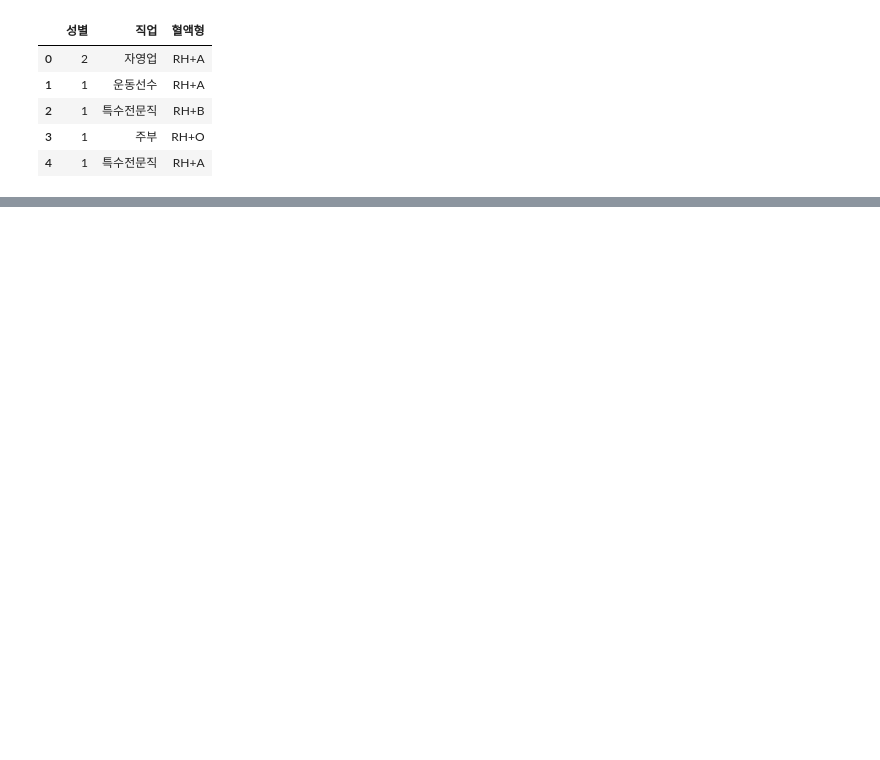
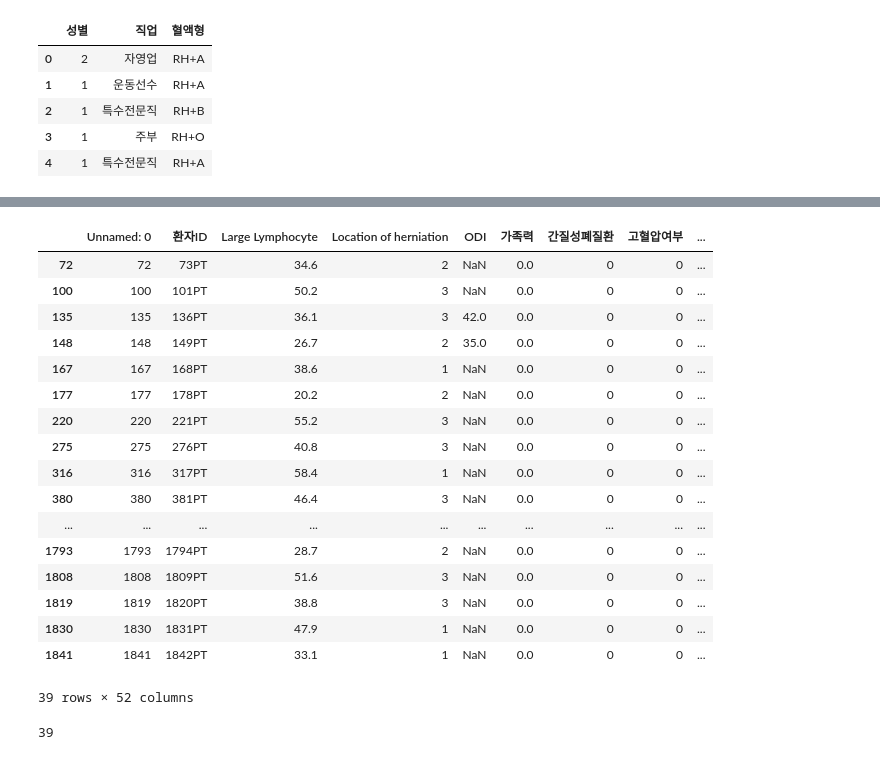
Before and after one commit to araya1203/study_data_analytics, a Jupyter notebook: codes/DDA/RecurrenceOfSurgery_DDA.ipynb, the cells around one changed output, grey strips where cells are left out. Cells and saved outputs as stored; diff of their text form; code cells hidden in the pictures; blank space fills up the shorter version.

```diff
--- a/codes/DDA/RecurrenceOfSurgery.ipynb
+++ b/codes/DDA/RecurrenceOfSurgery_DDA.ipynb
@@ -178,0 +212,3 @@ df_ROS_forpatient.iloc[:5]
+# %%
+df_ROS_job2 = df_ROS.loc[df_ROS['직업'] == '자영업']
+df_ROS_job2
@@ -178,0 +229,26 @@ df_ROS_forpatient.iloc[:5]
+# %%
+df_ROS_WHS = df_ROS_job2.loc[(df_ROS_job2['체중'] > 70) & (df_ROS_job2['신장'] > 170) & (df_ROS_job2['흡연여부'] == 0)]
+df_ROS_WHS # 체중 > 70, 신장 > 170, 흡연여부 없는 분
+# %% [output]
+|  | Unnamed: 0 | 환자ID | Large Lymphocyte | Location of herniation | ODI | 가족력 | 간질성폐질환 | 고혈압여부 | ... |
+| 72 | 72 | 73PT | 34.6 | 2 | NaN | 0.0 | 0 | 0 | ... |
+| 100 | 100 | 101PT | 50.2 | 3 | NaN | 0.0 | 0 | 0 | ... |
+| 135 | 135 | 136PT | 36.1 | 3 | 42.0 | 0.0 | 0 | 0 | ... |
+| 148 | 148 | 149PT | 26.7 | 2 | 35.0 | 0.0 | 0 | 0 | ... |
+| 167 | 167 | 168PT | 38.6 | 1 | NaN | 0.0 | 0 | 0 | ... |
+| 177 | 177 | 178PT | 20.2 | 2 | NaN | 0.0 | 0 | 0 | ... |
+| 220 | 220 | 221PT | 55.2 | 3 | NaN | 0.0 | 0 | 0 | ... |
+| 275 | 275 | 276PT | 40.8 | 3 | NaN | 0.0 | 0 | 0 | ... |
+| 316 | 316 | 317PT | 58.4 | 1 | NaN | 0.0 | 0 | 0 | ... |
+| 380 | 380 | 381PT | 46.4 | 3 | NaN | 0.0 | 0 | 0 | ... |
+| ... | ... | ... | ... | ... | ... | ... | ... | ... | ... |
+| 1793 | 1793 | 1794PT | 28.7 | 2 | NaN | 0.0 | 0 | 0 | ... |
+| 1808 | 1808 | 1809PT | 51.6 | 3 | NaN | 0.0 | 0 | 0 | ... |
+| 1819 | 1819 | 1820PT | 38.8 | 3 | NaN | 0.0 | 0 | 0 | ... |
+| 1830 | 1830 | 1831PT | 47.9 | 1 | NaN | 0.0 | 0 | 0 | ... |
+| 1841 | 1841 | 1842PT | 33.1 | 1 | NaN | 0.0 | 0 | 0 | ... |
+39 rows × 52 columns
+# %%
+len(df_ROS_WHS)#해당 갯수
+# %% [output]
+39
```
Also changed, not shown: parts of 7 cells of this notebook, 1 other file.
